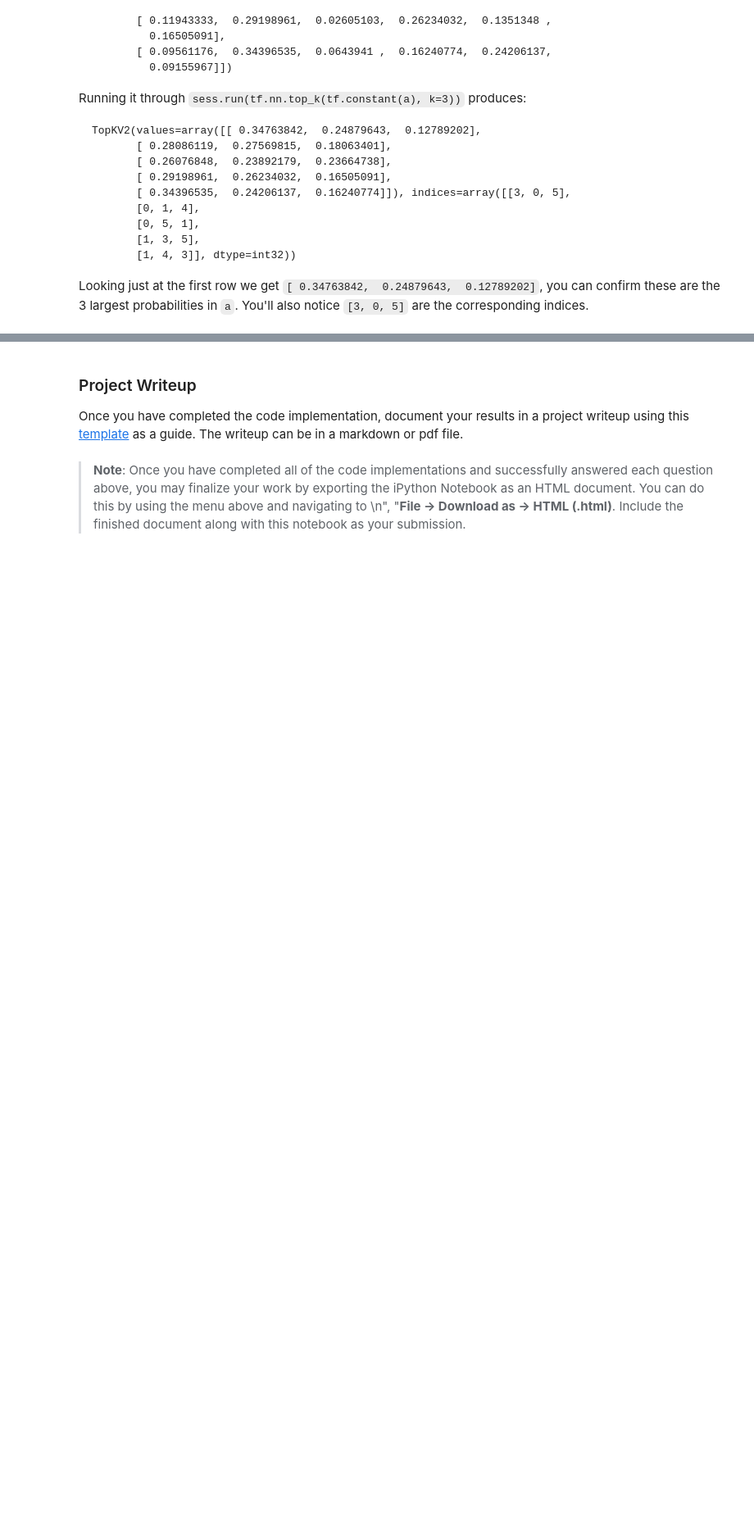
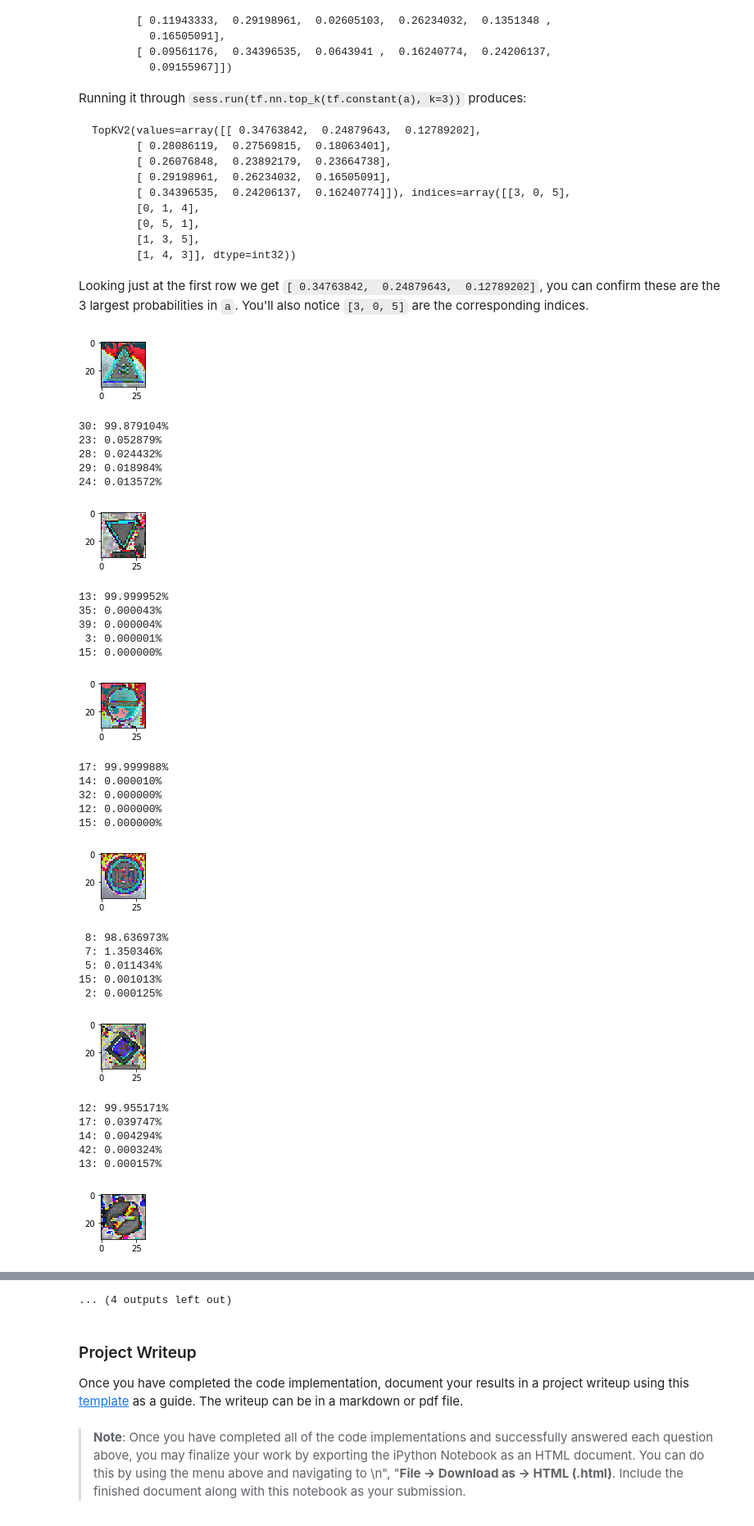
Before and after one commit to WarrantyVoid/CarND-P02-Traffic-Sign-Classifier, a Jupyter notebook: Traffic_Sign_Classifier.ipynb, the cells around one changed output, grey strips where cells are left out. Shown: that part at 82% size. Cells and saved outputs as stored; diff of their text form; code cells hidden in the pictures; blank space fills up the shorter version.

```diff
--- a/Traffic_Sign_Classifier.ipynb
+++ b/Traffic_Sign_Classifier.ipynb
@@ -329,0 +438,6 @@ KeyboardInterrupt:
+# %%
+# Final Validation
+with tf.Session() as sess:
+    saver.restore(sess, tf.train.latest_checkpoint('eval/'))
+    test_accuracy = evaluate(x_test, y_test)
+    print("Test Accuracy = {:.3f}".format(test_accuracy))
@@ -353,0 +515,6 @@ You may find `signnames.csv` useful as it contains mappings from the class id (i
+# %%
+with tf.Session() as sess:
+    saver.restore(sess, tf.train.latest_checkpoint('eval/'))
+    test_accuracy = evaluate(x_web, y_web)
+    print("Test Accuracy = {:f}%".format(test_accuracy * 100))
+print()
@@ -396,0 +563,50 @@ Looking just at the first row we get `[ 0.34763842,  0.24879643,  0.12789202]`,
+# %%
+def print_top_probabilites(x_data, y_data, count=5):
+    num_examples = len(x_data)
+    sess = tf.get_default_session()
+    for offset in range(0, num_examples, batch_size):
+        batch_x, batch_y = x_data[offset:offset+batch_size], y_data[offset:offset+batch_size]
+        output = sess.run(tf.nn.top_k(tf.nn.softmax(logits), k=count), feed_dict={x: batch_x, y: batch_y, keep_prob: 1.0})
+        for i in range(len(batch_x)):
+            plt.figure(figsize=(1, 1))
+            plt.imshow(batch_x[i])
+            plt.show()
+            for j in range(len(output[0][i])):
+                print("{:>2}: {:f}%".format(output[1][i][j], output[0][i][j] * 100))
+
+with tf.Session() as sess:
+    saver.restore(sess, tf.train.latest_checkpoint('eval/'))
+    print_top_probabilites(x_web, y_web, 5)
+print()
+# %% [output]
+[figure, added]
+30: 99.879104%
+23: 0.052879%
+28: 0.024432%
+29: 0.018984%
+24: 0.013572%
+[figure, added]
+13: 99.999952%
+35: 0.000043%
+39: 0.000004%
+ 3: 0.000001%
+15: 0.000000%
+[figure, added]
+17: 99.999988%
+14: 0.000010%
+32: 0.000000%
+12: 0.000000%
+15: 0.000000%
+[figure, added]
+ 8: 98.636973%
+ 7: 1.350346%
+ 5: 0.011434%
+15: 0.001013%
+ 2: 0.000125%
+[figure, added]
+12: 99.955171%
+17: 0.039747%
+14: 0.004294%
+42: 0.000324%
+13: 0.000157%
+[figure, added]
@@ -397,3 +618,4 @@ Looking just at the first row we get `[ 0.34763842,  0.24879643,  0.12789202]`,
+... (4 outputs left out)
 # %% [markdown]
 ### Project Writeup
 
```
Also changed, not shown: parts of 21 cells of this notebook.
